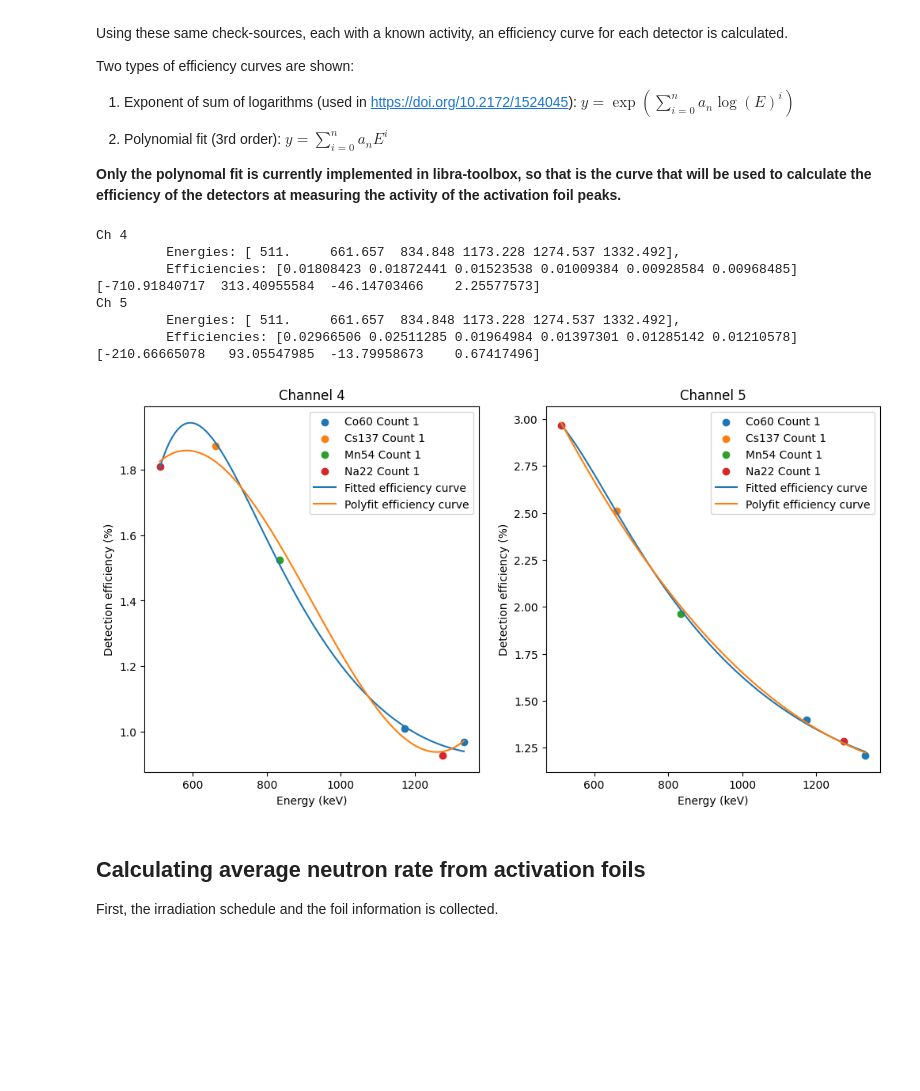
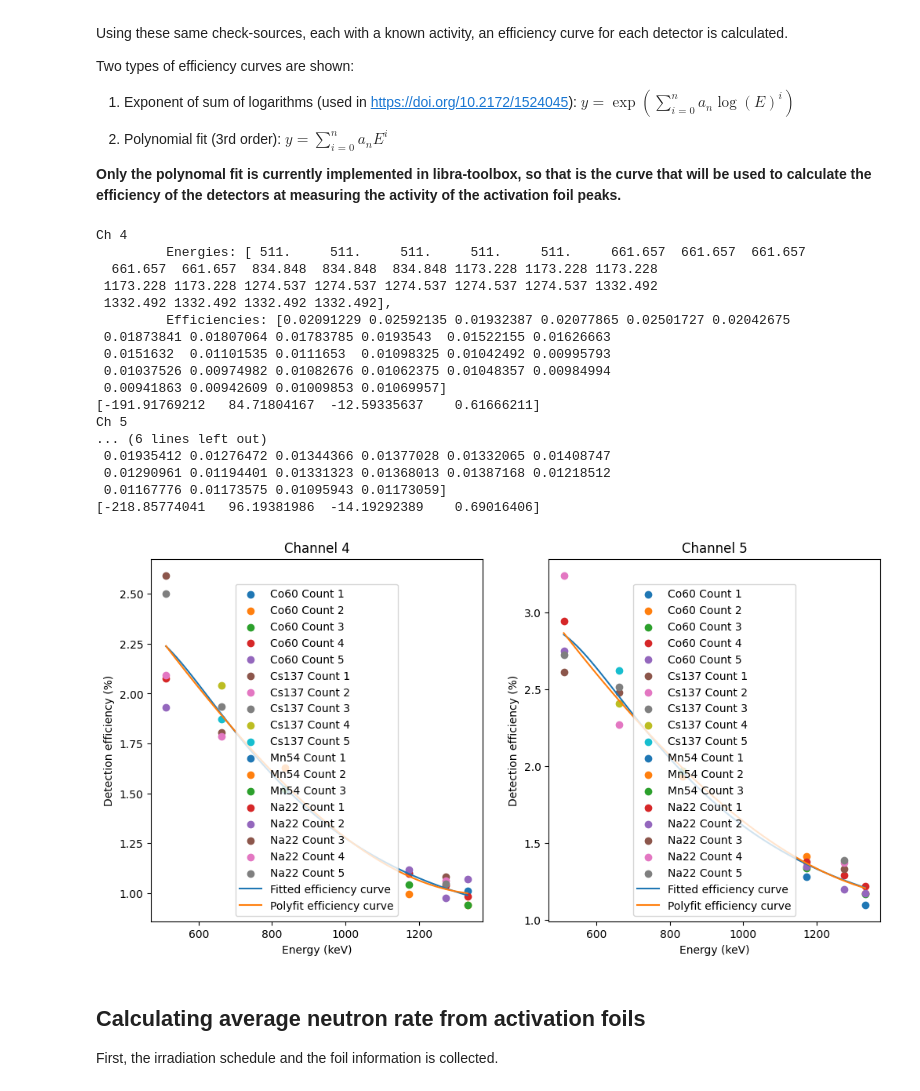
Before and after one commit to LIBRA-project/BABY-1L-run-3, a Jupyter notebook: analysis/neutron/foil_analysis.ipynb, the cells around one changed output. Cells and saved outputs as stored; diff of their text form; code cells hidden in the pictures; blank space fills up the shorter version.

Commit message:
Cleaned up efficiency plot

```diff
--- a/analysis/neutron/foil_analysis.ipynb
+++ b/analysis/neutron/foil_analysis.ipynb
@@ -153,8 +153,8 @@ for channel_nb in [4, 5]:
         label=f"Ch {channel_nb} fit",
     )
     plt.scatter(
-        calibration_channels,
-        calibration_energies,
+        calibration_channels[channel_nb],
+        calibration_energies[channel_nb],
         label=f"Ch {channel_nb} data",
         alpha=0.5,
     )
@@ -188,7 +187,7 @@ from scipy.optimize import curve_fit
 channels = []
 efficiency_coeffs = {}
 measurement = list(check_source_measurements.values())[0]
-search_width = 330
+search_width = 300
 
 for detector in measurement.detectors:
     channels.append(detector.channel_nb)
@@ -232,40 +231,49 @@ for i,ch in enumerate(channels):
     )
 
     poly_coeff = np.polyfit(energies, efficiencies, 3)
     efficiency_coeffs[ch] = poly_coeff
     xs = np.linspace(
         energies[0],
         energies[-1],
         100,
     )
     ax[i].plot(
         xs,
         eff_curve_func(xs, *popt) * 100,
         label="Fitted efficiency curve",
     )
 
     ax[i].plot(
         xs,
         np.polyval(poly_coeff, xs) * 100,
         label="Polyfit efficiency curve",
     )
     ax[i].set_xlabel("Energy (keV)")
     ax[i].set_ylabel("Detection efficiency (%)")
     ax[i].set_title(f"Channel {ch}")
     ax[i].legend()
     # plt.ylim(bottom=0)
     print(popt)
 plt.show()
 # %% [output]
 Ch 4
-         Energies: [ 511.     661.657  834.848 1173.228 1274.537 1332.492],
-         Efficiencies: [0.01808423 0.01872441 0.01523538 0.01009384 0.00928584 0.00968485]
-[-710.91840717  313.40955584  -46.14703466    2.25577573]
+         Energies: [ 511.     511.     511.     511.     511.     661.657  661.657  661.657
+  661.657  661.657  834.848  834.848  834.848 1173.228 1173.228 1173.228
+ 1173.228 1173.228 1274.537 1274.537 1274.537 1274.537 1274.537 1332.492
+ 1332.492 1332.492 1332.492 1332.492],
+         Efficiencies: [0.02091229 0.02592135 0.01932387 0.02077865 0.02501727 0.02042675
+ 0.01873841 0.01807064 0.01783785 0.0193543  0.01522155 0.01626663
+ 0.0151632  0.01101535 0.0111653  0.01098325 0.01042492 0.00995793
+ 0.01037526 0.00974982 0.01082676 0.01062375 0.01048357 0.00984994
+ 0.00941863 0.00942609 0.01009853 0.01069957]
+[-191.91769212   84.71804167  -12.59335637    0.61666211]
 Ch 5
-         Energies: [ 511.     661.657  834.848 1173.228 1274.537 1332.492],
-         Efficiencies: [0.02966506 0.02511285 0.01964984 0.01397301 0.01285142 0.01210578]
-[-210.66665078   93.05547985  -13.79958673    0.67417496]
+... (6 lines left out)
+ 0.01935412 0.01276472 0.01344366 0.01377028 0.01332065 0.01408747
+ 0.01290961 0.01194401 0.01331323 0.01368013 0.01387168 0.01218512
+ 0.01167776 0.01173575 0.01095943 0.01173059]
+[-218.85774041   96.19381986  -14.19292389    0.69016406]
-[figure, old version]
+[figure, new version]
 # %% [markdown]
 ## Calculating average neutron rate from activation foils
 
```
Also changed, not shown: parts of 4 cells of this notebook.
